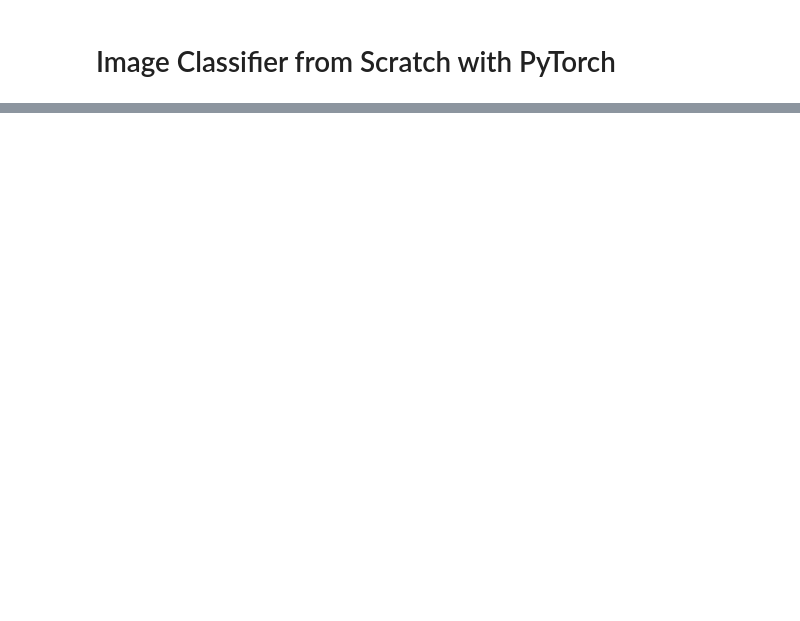
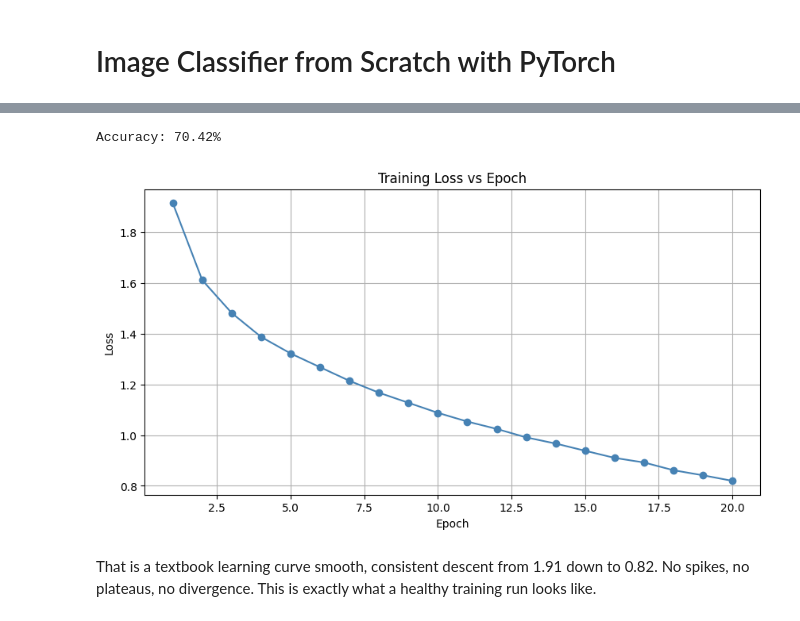
Before and after one commit to Olanle/Revision-Projects-Titanic-HousePrice-ImageClass, a Jupyter notebook: Revision Projects Image Classifier from Scratch with PyTorch.ipynb, the cells around one changed output, grey strips where cells are left out. Cells and saved outputs as stored; diff of their text form; code cells hidden in the pictures; blank space fills up the shorter version.

```diff
--- a/Revision Projects Image Classifier from Scratch with PyTorch.ipynb
+++ b/Revision Projects Image Classifier from Scratch with PyTorch.ipynb
@@ -26,0 +116,37 @@ test_loader = DataLoader(
+# %%
+# Validation
+model.eval()
+correct = 0
+total = 0
+
+with torch.no_grad():
+    for images, labels in test_loader:
+        outputs = model(images)
+        _, predicted = torch.max(outputs, 1)
+        total += labels.size(0)
+        correct += (predicted == labels).sum().item()
+
+print(f'Accuracy: {100 * correct / total:.2f}%')
+# %% [output]
+Accuracy: 70.42%
+# %%
+# Plotting Accuracies
+import matplotlib.pyplot as plt
+
+train_losses = [1.9143, 1.6107, 1.4812, 1.3868, 1.3217, 1.2675,
+                1.2137, 1.1670, 1.1273, 1.0877, 1.0533, 1.0242,
+                0.9909, 0.9666, 0.9382, 0.9101, 0.8920, 0.8615,
+                0.8415, 0.8196]
+
+plt.figure(figsize=(10, 5))
+plt.plot(range(1, 21), train_losses, marker='o', color='steelblue')
+plt.title('Training Loss vs Epoch')
+plt.xlabel('Epoch')
+plt.ylabel('Loss')
+plt.grid(True)
+plt.savefig('training_loss.png', dpi=150)
+plt.show()
+# %% [output]
+[figure, added]
+# %% [markdown]
+That is a textbook learning curve smooth, consistent descent from 1.91 down to 0.82. No spikes, no plateaus, no divergence. This is exactly what a healthy training run looks like.
```
Also changed, not shown: parts of 6 cells of this notebook.
